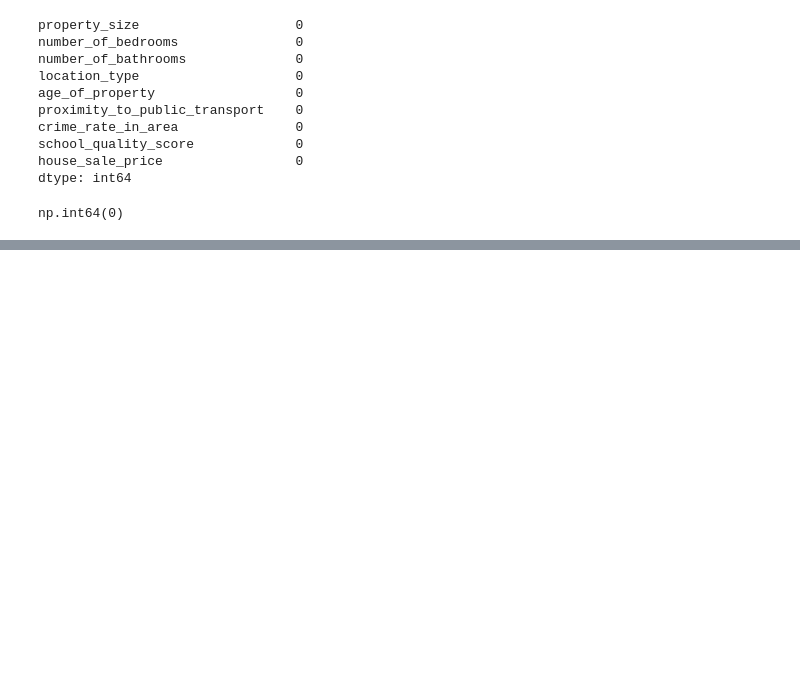
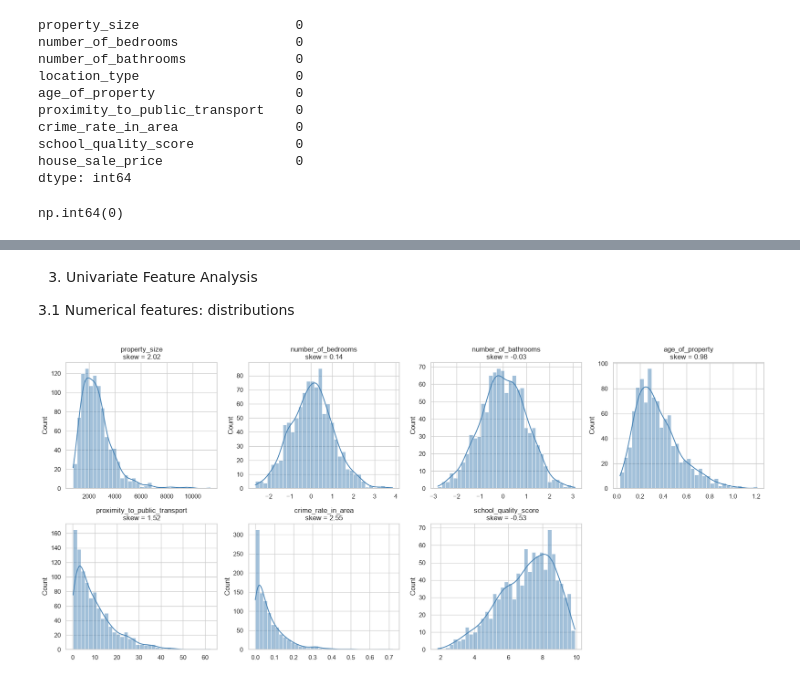
Before and after one commit to jadennk21-prog/AIAP-Mini-Project-1---Housing-Prices-Prediction, a Jupyter notebook: eda.ipynb, the cells around one changed output, grey strips where cells are left out. Drawn from its saved outputs; the diff is of its cells as text; code cells hidden in the pictures; blank space fills up the shorter version.

```diff
--- a/eda.ipynb
+++ b/eda.ipynb
@@ -1,11 +16,14 @@
 # %%
 import pandas as pd
+import matplotlib.pyplot as plt
 import numpy as np
-import matplotlib.pyplot as plt
 import seaborn as sns
 
-#Load dataset
-df = pd.read_csv('Housing_Price_Dataset.csv')
+sns.set_theme(style="whitegrid", context="notebook")
+plt.rcParams["figure.dpi"] = 100
+
+# Load dataset
+df = pd.read_csv("Housing_Price_Dataset.csv")
 
 df.head()
 # %% [output]
@@ -121,0 +228,17 @@ See https://pandas.pydata.org/docs/user_guide/migration-3-strings.html#string-mi
+# %% [markdown]
+3. Univariate Feature Analysis
+
+3.1 Numerical features: distributions
+# %%
+fig, axes = plt.subplots(2, 4, figsize=(18, 8))
+for ax, col in zip(axes.ravel(), num_predictors):
+    sns.histplot(df[col], kde=True, bins=35, ax=ax, color="steelblue")
+    ax.set_title(f"{col}\nskew = {df[col].skew():.2f}")
+    ax.set_xlabel("")
+# one spare panel: hide it
+for ax in axes.ravel()[len(num_predictors):]:
+    ax.axis("off")
+plt.tight_layout()
+plt.show()
+# %% [output]
+[figure, added]
```
Also changed, not shown: parts of 42 cells of this notebook, 1 other file.
